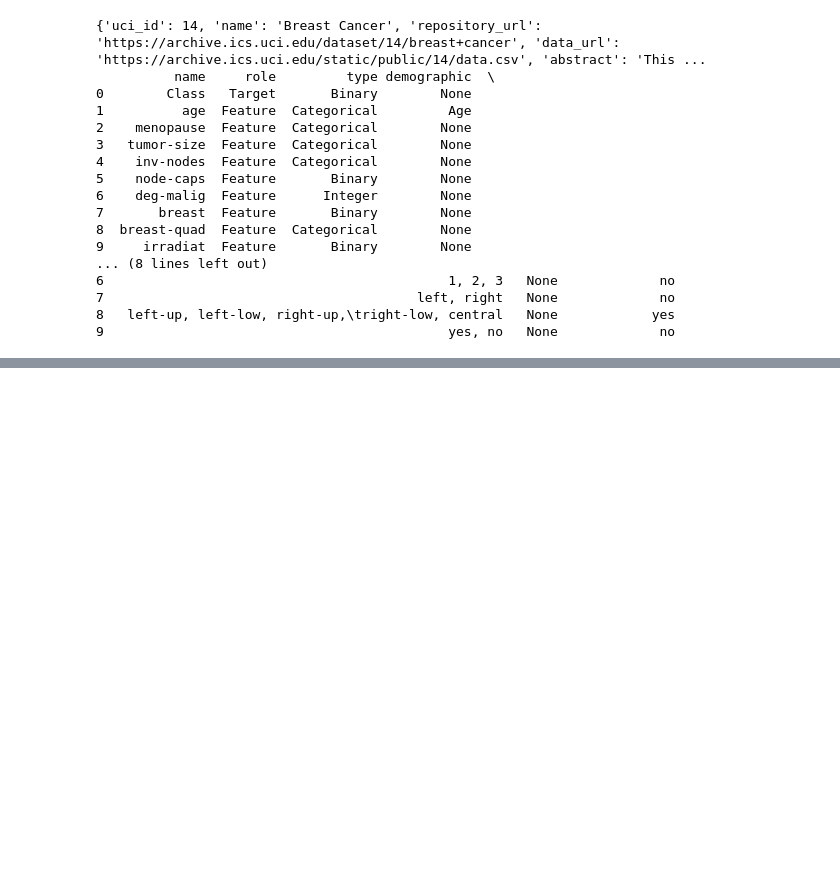
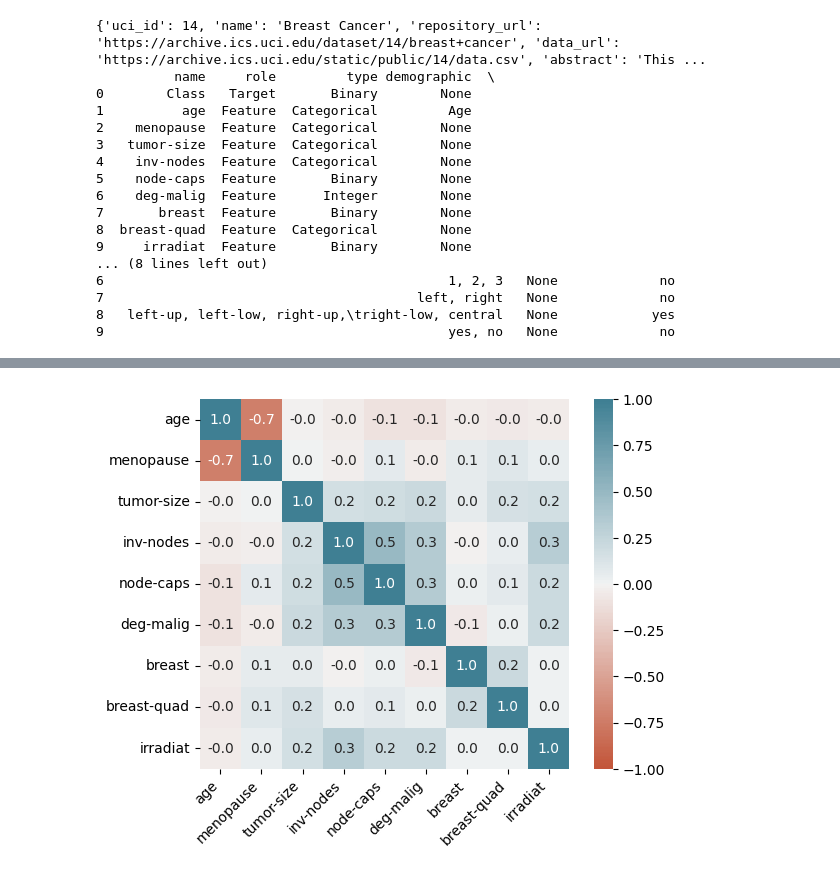
Before and after one commit to tanjascats/NCorr-FP, a Jupyter notebook: experiments.ipynb, the cells around one changed output, grey strips where cells are left out. Cells and saved outputs as stored; diff of their text form; code cells hidden in the pictures; blank space fills up the shorter version.

```diff
--- a/experiments.ipynb
+++ b/experiments.ipynb
@@ -42,0 +59,5 @@ print(breast_cancer.variables)
+# %%
+# fix values
+X.fillna('?', inplace=True)
+X['tumor-size'] = X['tumor-size'].replace({'9-May': '05-9', '14-Oct': '10-14'})
+X['inv-nodes'] = X['inv-nodes'].replace({'11-Sep': '9-11', '14-Dec': '12-14', '5-Mar': '3-5', '8-Jun': '6-8'})
@@ -42,0 +124,12 @@ print(breast_cancer.variables)
+# %%
+# label encoder
+enc = CustomLabelEncoder()
+X['age'] = enc.fit_transform(X['age'])
+X['menopause'] = enc.fit_transform(X['menopause'])
+X['tumor-size'] = enc.fit_transform(X['tumor-size'])
+X['node-caps'] = enc.fit_transform(X['node-caps'])
+X['breast'] = enc.fit_transform(X['breast'])
+X['breast-quad'] = enc.fit_transform(X['breast-quad'])
+X['irradiat'] = enc.fit_transform(X['irradiat'])
+range_enc = RangeEncoder()
+X['inv-nodes'] = range_enc.fit_transform(X['inv-nodes'])
@@ -42,0 +174,17 @@ print(breast_cancer.variables)
+# %%
+corr = X.corr()
+ax = sns.heatmap(
+    corr,
+    vmin=-1, vmax=1, center=0,
+    cmap=sns.diverging_palette(20, 220, n=200),
+    square=True,
+    annot=True,
+    fmt=".1f"
+)
+ax.set_xticklabels(
+    ax.get_xticklabels(),
+    rotation=45,
+    horizontalalignment='right'
+);
+# %% [output]
+[figure, added]
```
Also changed, not shown: parts of 14 cells of this notebook.
